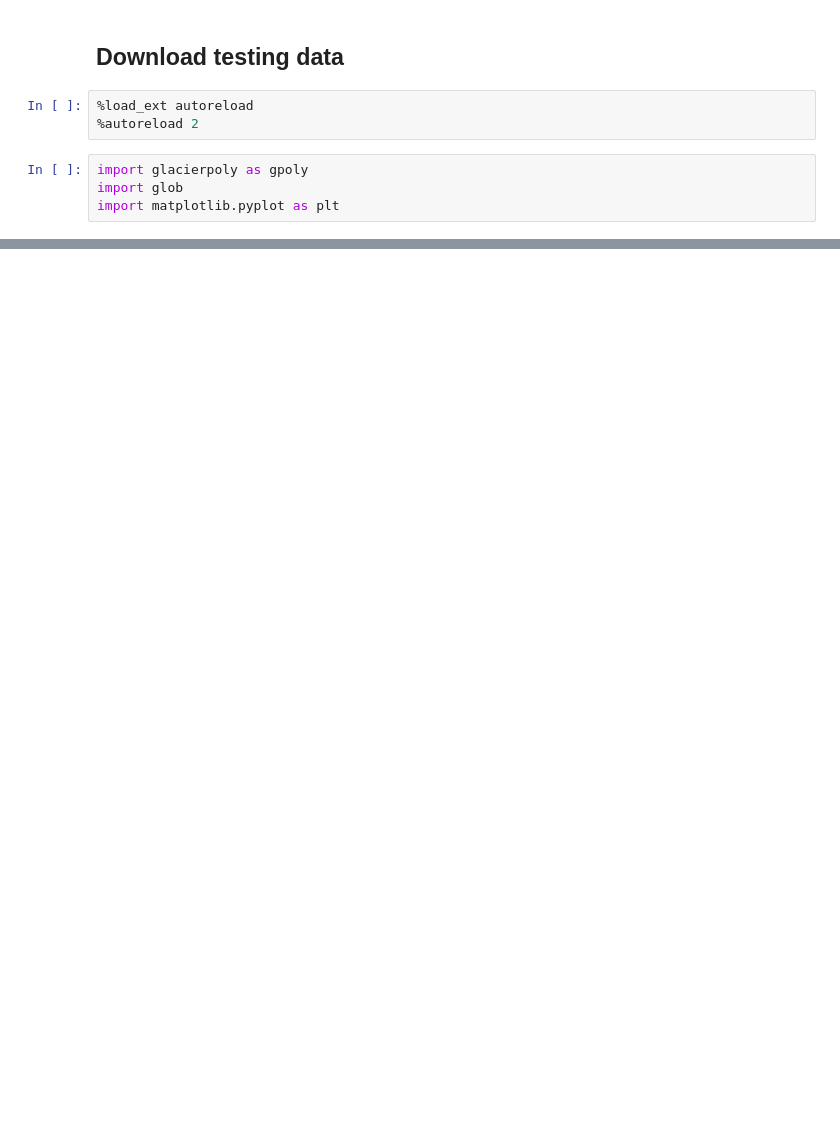
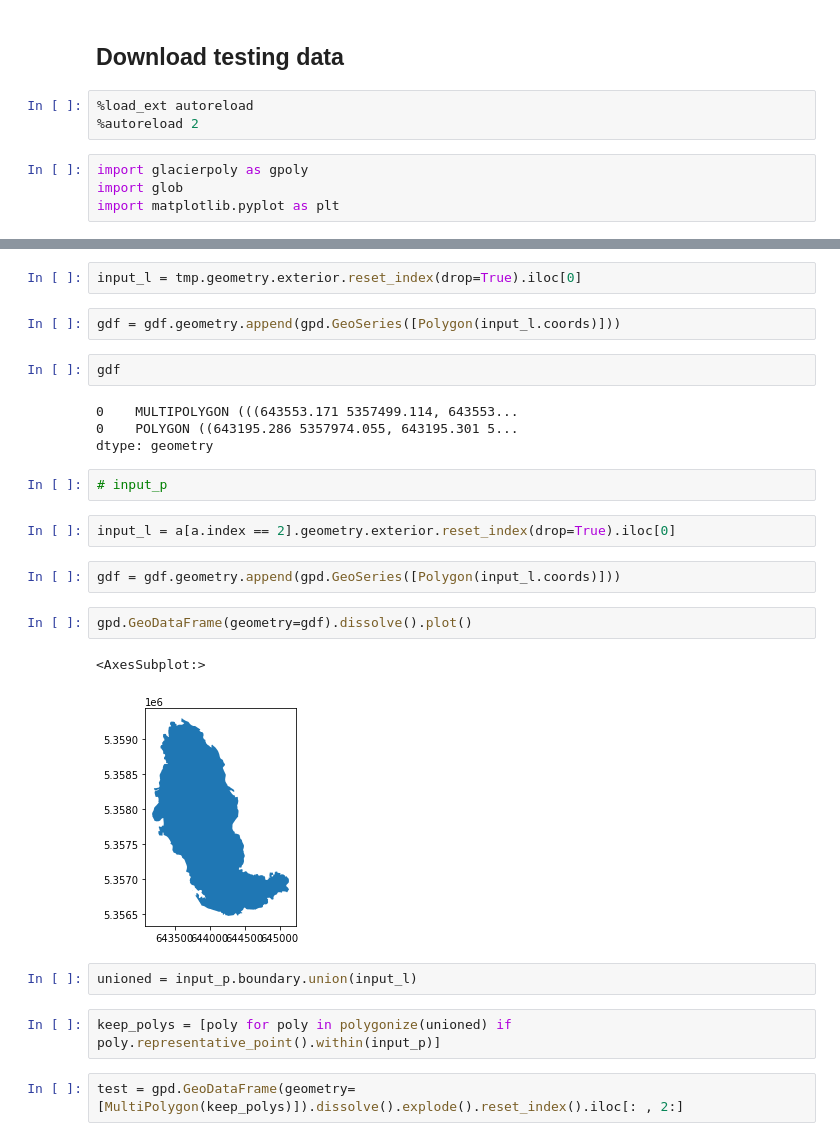
Before and after one commit to friedrichknuth/glacierpoly, a Jupyter notebook: notebooks/example.ipynb, the cells around one changed output, grey strips where cells are left out. Saved outputs shown, nothing was run; the diff lists cells and outputs as text; blank space fills up the shorter version.

Commit message:
add more qc plots

```diff
--- a/notebooks/example.ipynb
+++ b/notebooks/example.ipynb
@@ -54,0 +133,27 @@ SUCCESS
+# %%
+input_l = tmp.geometry.exterior.reset_index(drop=True).iloc[0]
+# %%
+gdf = gdf.geometry.append(gpd.GeoSeries([Polygon(input_l.coords)]))
+# %%
+gdf
+# %% [output]
+0    MULTIPOLYGON (((643553.171 5357499.114, 643553...
+0    POLYGON ((643195.286 5357974.055, 643195.301 5...
+dtype: geometry
+# %%
+# input_p
+# %%
+input_l = a[a.index == 2].geometry.exterior.reset_index(drop=True).iloc[0]
+# %%
+gdf = gdf.geometry.append(gpd.GeoSeries([Polygon(input_l.coords)]))
+# %%
+gpd.GeoDataFrame(geometry=gdf).dissolve().plot()
+# %% [output]
+<AxesSubplot:>
+[figure, added]
+# %%
+unioned = input_p.boundary.union(input_l)
+# %%
+keep_polys = [poly for poly in polygonize(unioned) if poly.representative_point().within(input_p)]
+# %%
+test = gpd.GeoDataFrame(geometry=[MultiPolygon(keep_polys)]).dissolve().explode().reset_index().iloc[: , 2:]
```
Also changed, not shown: parts of 44 cells of this notebook, 2 other files.
